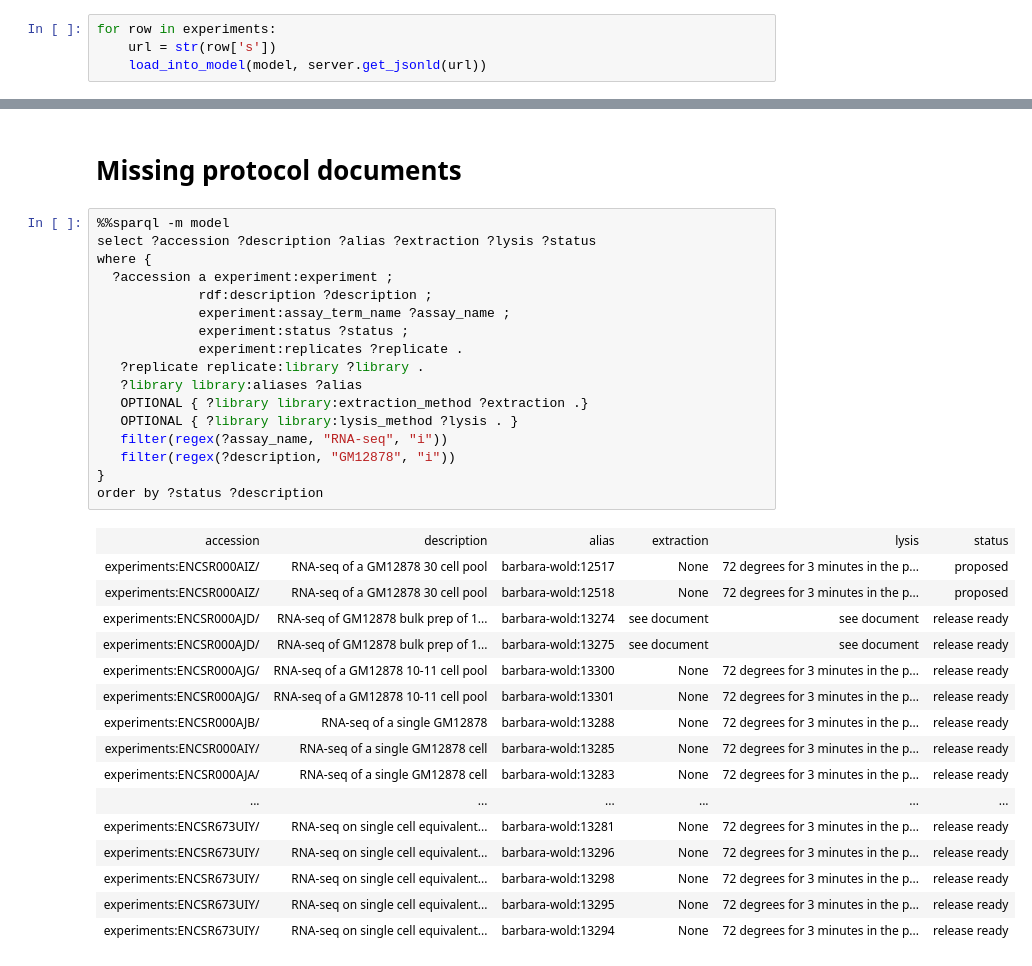
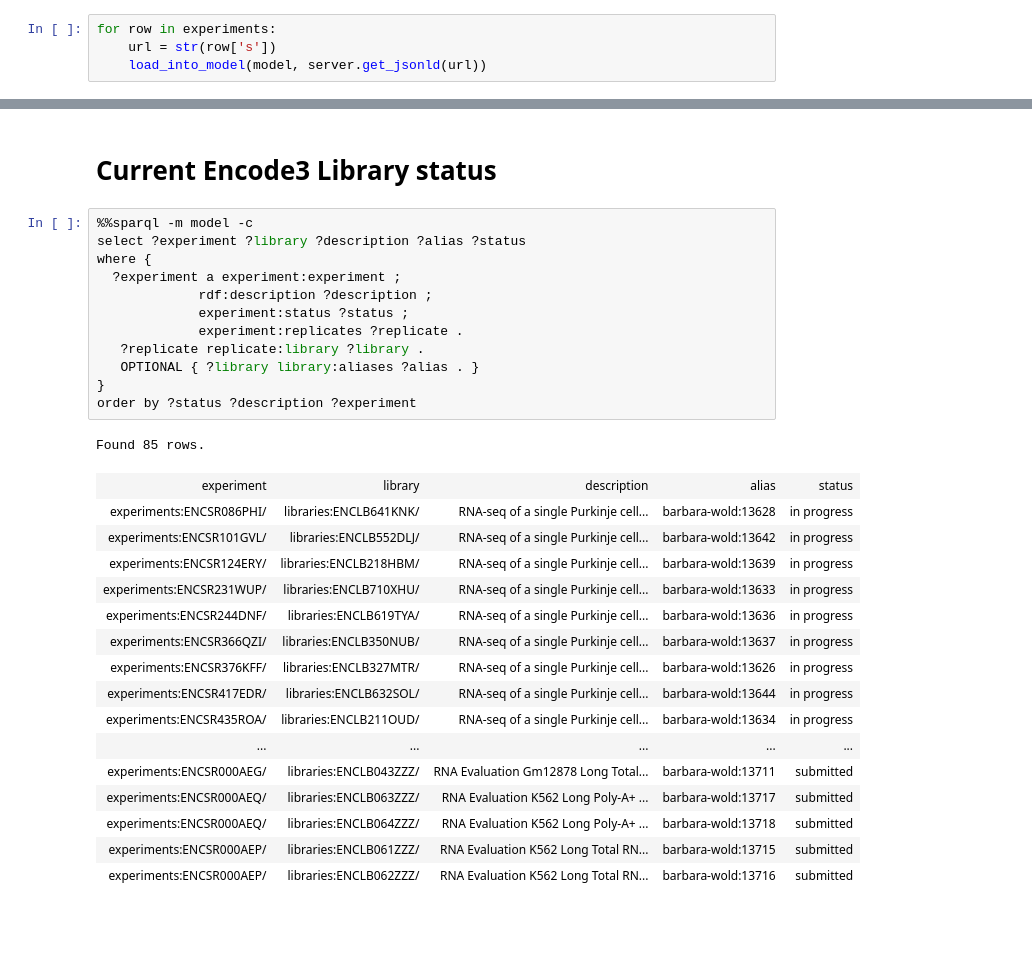
Before and after one commit to detrout/encode3-curation, a Jupyter notebook: wold-submission-status.ipynb, the cells around one changed output, grey strips where cells are left out. Drawn from its saved outputs; the diff is of its cells as text; blank space fills up the shorter version.

Commit message:
focus this notepad on just reporting submission status

```diff
--- a/wold-submission-status.ipynb
+++ b/wold-submission-status.ipynb
@@ -86,39 +88,35 @@ order by ?status ?description
 | experiments:ENCSR000AEG/ | RNA-seq | RNA Evaluation Gm12878 Long Total... | submitted | None |
 | experiments:ENCSR000AEQ/ | RNA-seq | RNA Evaluation K562 Long Poly-A+ ... | submitted | None |
 | experiments:ENCSR000AEP/ | RNA-seq | RNA Evaluation K562 Long Total RN... | submitted | None |
-# %% [markdown]
-# Missing protocol documents
+# %% [markdown]
+# Current Encode3 Library status
 # %%
-%%sparql -m model
-select ?accession ?description ?alias ?extraction ?lysis ?status
+%%sparql -m model -c
+select ?experiment ?library ?description ?alias ?status
 where {
-  ?accession a experiment:experiment ;
+  ?experiment a experiment:experiment ;
              rdf:description ?description ;
-             experiment:assay_term_name ?assay_name ;
              experiment:status ?status ;
              experiment:replicates ?replicate .
    ?replicate replicate:library ?library .
-   ?library library:aliases ?alias
-   OPTIONAL { ?library library:extraction_method ?extraction .}
-   OPTIONAL { ?library library:lysis_method ?lysis . }
-   filter(regex(?assay_name, "RNA-seq", "i"))
-   filter(regex(?description, "GM12878", "i"))
+   OPTIONAL { ?library library:aliases ?alias . }
 }
-order by ?status ?description
+order by ?status ?description ?experiment
 # %% [output]
+Found 85 rows.
-| accession | description | alias | extraction | lysis | status |
-| experiments:ENCSR000AIZ/ | RNA-seq of a GM12878 30 cell pool | barbara-wold:12517 | None | 72 degrees for 3 minutes in the p... | proposed |
-| experiments:ENCSR000AIZ/ | RNA-seq of a GM12878 30 cell pool | barbara-wold:12518 | None | 72 degrees for 3 minutes in the p... | proposed |
-| experiments:ENCSR000AJD/ | RNA-seq of GM12878 bulk prep of 1... | barbara-wold:13274 | see document | see document | release ready |
-| experiments:ENCSR000AJD/ | RNA-seq of GM12878 bulk prep of 1... | barbara-wold:13275 | see document | see document | release ready |
-| experiments:ENCSR000AJG/ | RNA-seq of a GM12878 10-11 cell pool | barbara-wold:13300 | None | 72 degrees for 3 minutes in the p... | release ready |
-| experiments:ENCSR000AJG/ | RNA-seq of a GM12878 10-11 cell pool | barbara-wold:13301 | None | 72 degrees for 3 minutes in the p... | release ready |
-| experiments:ENCSR000AJB/ | RNA-seq of a single GM12878 | barbara-wold:13288 | None | 72 degrees for 3 minutes in the p... | release ready |
-| experiments:ENCSR000AIY/ | RNA-seq of a single GM12878 cell | barbara-wold:13285 | None | 72 degrees for 3 minutes in the p... | release ready |
-| experiments:ENCSR000AJA/ | RNA-seq of a single GM12878 cell | barbara-wold:13283 | None | 72 degrees for 3 minutes in the p... | release ready |
-| ... | ... | ... | ... | ... | ... |
-| experiments:ENCSR673UIY/ | RNA-seq on single cell equivalent... | barbara-wold:13281 | None | 72 degrees for 3 minutes in the p... | release ready |
-| experiments:ENCSR673UIY/ | RNA-seq on single cell equivalent... | barbara-wold:13296 | None | 72 degrees for 3 minutes in the p... | release ready |
-| experiments:ENCSR673UIY/ | RNA-seq on single cell equivalent... | barbara-wold:13298 | None | 72 degrees for 3 minutes in the p... | release ready |
-| experiments:ENCSR673UIY/ | RNA-seq on single cell equivalent... | barbara-wold:13295 | None | 72 degrees for 3 minutes in the p... | release ready |
-| experiments:ENCSR673UIY/ | RNA-seq on single cell equivalent... | barbara-wold:13294 | None | 72 degrees for 3 minutes in the p... | release ready |
+| experiment | library | description | alias | status |
+| experiments:ENCSR086PHI/ | libraries:ENCLB641KNK/ | RNA-seq of a single Purkinje cell... | barbara-wold:13628 | in progress |
+| experiments:ENCSR101GVL/ | libraries:ENCLB552DLJ/ | RNA-seq of a single Purkinje cell... | barbara-wold:13642 | in progress |
+| experiments:ENCSR124ERY/ | libraries:ENCLB218HBM/ | RNA-seq of a single Purkinje cell... | barbara-wold:13639 | in progress |
+| experiments:ENCSR231WUP/ | libraries:ENCLB710XHU/ | RNA-seq of a single Purkinje cell... | barbara-wold:13633 | in progress |
+| experiments:ENCSR244DNF/ | libraries:ENCLB619TYA/ | RNA-seq of a single Purkinje cell... | barbara-wold:13636 | in progress |
+| experiments:ENCSR366QZI/ | libraries:ENCLB350NUB/ | RNA-seq of a single Purkinje cell... | barbara-wold:13637 | in progress |
+| experiments:ENCSR376KFF/ | libraries:ENCLB327MTR/ | RNA-seq of a single Purkinje cell... | barbara-wold:13626 | in progress |
+| experiments:ENCSR417EDR/ | libraries:ENCLB632SOL/ | RNA-seq of a single Purkinje cell... | barbara-wold:13644 | in progress |
+| experiments:ENCSR435ROA/ | libraries:ENCLB211OUD/ | RNA-seq of a single Purkinje cell... | barbara-wold:13634 | in progress |
+| ... | ... | ... | ... | ... |
+| experiments:ENCSR000AEG/ | libraries:ENCLB043ZZZ/ | RNA Evaluation Gm12878 Long Total... | barbara-wold:13711 | submitted |
+| experiments:ENCSR000AEQ/ | libraries:ENCLB063ZZZ/ | RNA Evaluation K562 Long Poly-A+ ... | barbara-wold:13717 | submitted |
+| experiments:ENCSR000AEQ/ | libraries:ENCLB064ZZZ/ | RNA Evaluation K562 Long Poly-A+ ... | barbara-wold:13718 | submitted |
+| experiments:ENCSR000AEP/ | libraries:ENCLB061ZZZ/ | RNA Evaluation K562 Long Total RN... | barbara-wold:13715 | submitted |
+| experiments:ENCSR000AEP/ | libraries:ENCLB062ZZZ/ | RNA Evaluation K562 Long Total RN... | barbara-wold:13716 | submitted |
```
Also changed, not shown: parts of 4 cells of this notebook.
